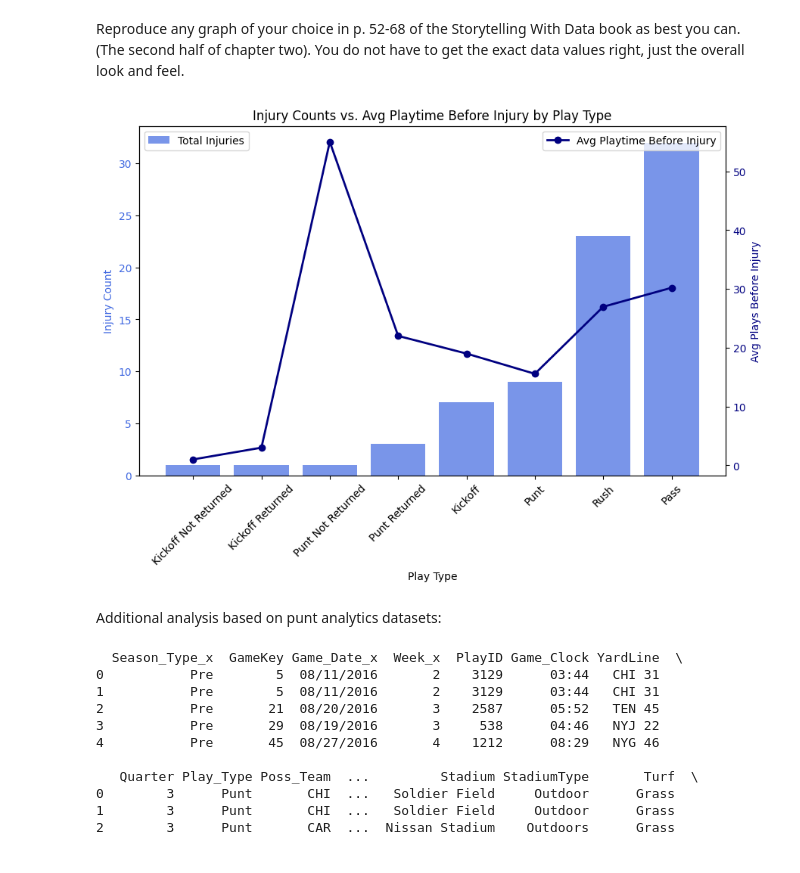
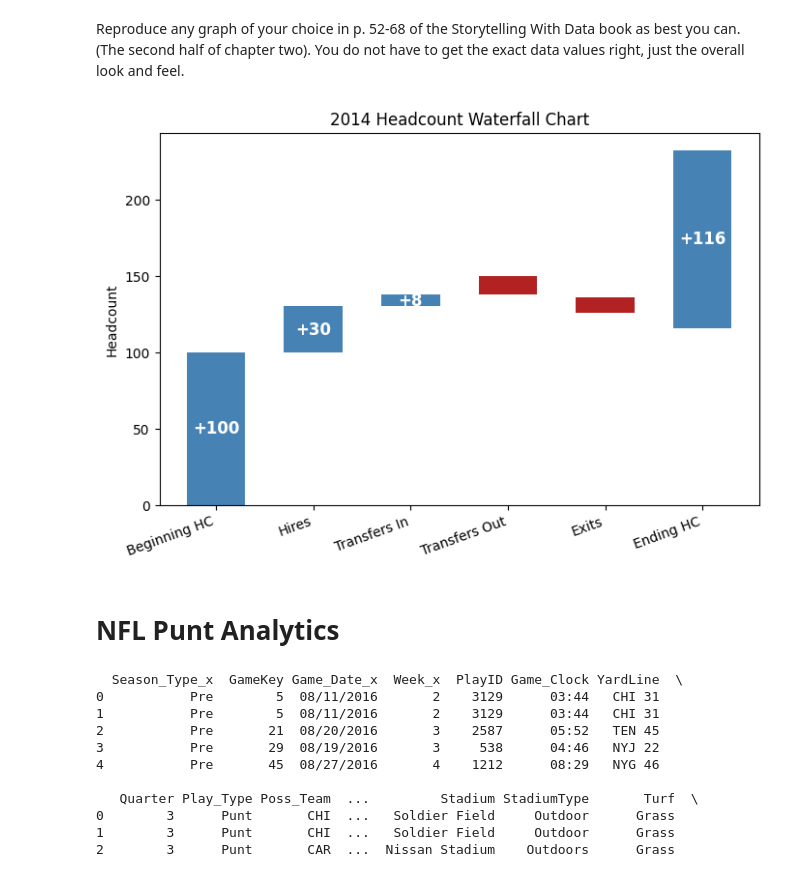
Before and after one commit to cwmckee91/dx699, a Jupyter notebook: 2025-spring-B2/ModB2-Week4-McKee-Chris.ipynb, the cells around one changed output. Cells and saved outputs as stored; diff of their text form; code cells hidden in the pictures.

```diff
--- a/2025-spring-B2/ModB2-Week4-McKee-Chris.ipynb
+++ b/2025-spring-B2/ModB2-Week4-McKee-Chris.ipynb
@@ -261,34 +263,37 @@ Rush                  76.0
 # %% [markdown]
 Reproduce any graph of your choice in p. 52-68 of the Storytelling With Data book as best you can.  (The second half of chapter two).  You do not have to get the exact data values right, just the overall look and feel.
 # %%
-avg_playtime = df_merged.groupby("PlayType")["PlayerGamePlay"].mean()
+import matplotlib.pyplot as plt
+import numpy as np
 
-injury_counts = injury_counts.sort_values(ascending=True)
-avg_playtime = avg_playtime.loc[injury_counts.index]
+categories = ["Beginning HC", "Hires", "Transfers In", "Transfers Out", "Exits", "Ending HC"]
+values = [100, 30, 8, -12, -10, 116]
 
-fig, ax1 = plt.subplots(figsize=(10, 6))
+cumulative = [values[0]]
+for val in values[1:-1]:
+    cumulative.append(cumulative[-1] + val)
+cumulative.append(values[-1])
 
-ax1.bar(injury_counts.index, injury_counts, color="royalblue", alpha=0.7, label="Total Injuries")
-ax1.set_xlabel("Play Type")
-ax1.set_ylabel("Injury Count", color="royalblue")
-ax1.tick_params(axis="y", labelcolor="royalblue")
-ax1.set_xticklabels(injury_counts.index, rotation=45)
+positions = np.arange(len(categories))
 
-ax2 = ax1.twinx()
-ax2.plot(avg_playtime.index, avg_playtime, color="navy", marker="o", linestyle="-", linewidth=2, label="Avg Playtime Before Injury")
-ax2.set_ylabel("Avg Plays Before Injury", color="navy")
-ax2.tick_params(axis="y", labelcolor="navy")
+fig, ax = plt.subplots(figsize=(8, 5))
+for i in range(len(values)):
+    bottom = cumulative[i-1] if i > 0 else 0
+    height = values[i]
+    color = "steelblue" if height >= 0 else "firebrick"
+    ax.bar(positions[i], abs(height), width=0.6, color=color, bottom=bottom)
 
-plt.title("Injury Counts vs. Avg Playtime Before Injury by Play Type")
-
-ax1.legend(loc="upper left")
-ax2.legend(loc="upper right")
+    ax.text(positions[i], bottom + height/2, f"{values[i]:+}", ha="center", va="center", color="white", fontsize=12, fontweight="bold")
+ax.set_xticks(positions)
+ax.set_xticklabels(categories, rotation=20, ha="right")
+ax.set_ylabel("Headcount")
+ax.set_title("2014 Headcount Waterfall Chart")
 
 plt.show()
 # %% [output]
-[figure, old version]
+[figure, new version]
 # %% [markdown]
-Additional analysis based on punt analytics datasets:
+# NFL Punt Analytics
 # %%
 import pandas as pd
 
```
Also changed, not shown: parts of 1 cell of this notebook, 2 other files.
